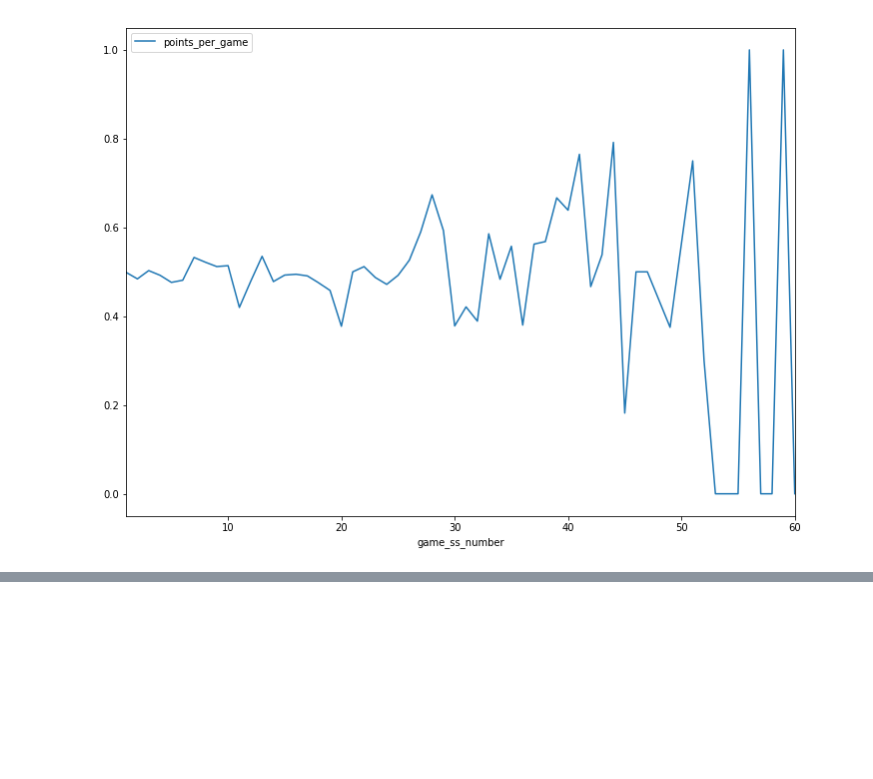
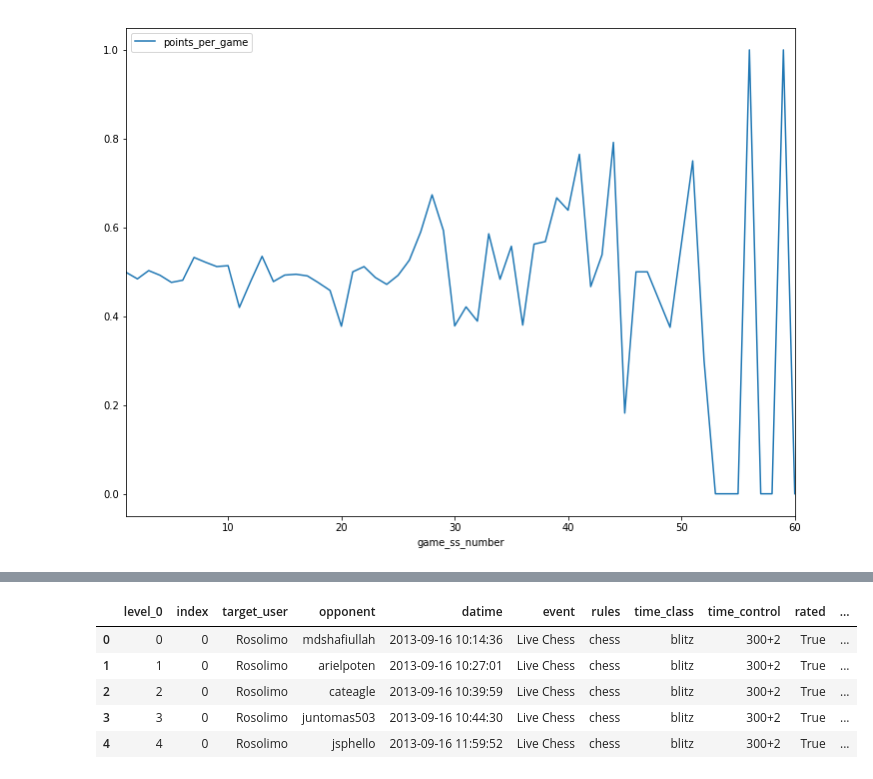
Before and after one commit to rosolimo212/chesscom, a Jupyter notebook: Current_user_forec.ipynb, the cells around one changed output, grey strips where cells are left out. Saved outputs shown, nothing was run; the diff lists cells and outputs as text; code cells hidden in the pictures; blank space fills up the shorter version.

```diff
--- a/Current_user_forec.ipynb
+++ b/Current_user_forec.ipynb
@@ -840,0 +811,16 @@ res_test.groupby('hour').mean()[['fact']]
+# %%
+get_data("""
+
+select *
+from chesscom_dataset
+
+limit 5
+
+""")
+# %% [output]
+|  | level_0 | index | target_user | opponent | datime | event | rules | time_class | time_control | rated | ... |
+| 0 | 0 | 0 | Rosolimo | mdshafiullah | 2013-09-16 10:14:36 | Live Chess | chess | blitz | 300+2 | True | ... |
+| 1 | 1 | 0 | Rosolimo | arielpoten | 2013-09-16 10:27:01 | Live Chess | chess | blitz | 300+2 | True | ... |
+| 2 | 2 | 0 | Rosolimo | cateagle | 2013-09-16 10:39:59 | Live Chess | chess | blitz | 300+2 | True | ... |
+| 3 | 3 | 0 | Rosolimo | juntomas503 | 2013-09-16 10:44:30 | Live Chess | chess | blitz | 300+2 | True | ... |
+| 4 | 4 | 0 | Rosolimo | jsphello | 2013-09-16 11:59:52 | Live Chess | chess | blitz | 300+2 | True | ... |
```
Also changed, not shown: parts of 39 cells of this notebook.
